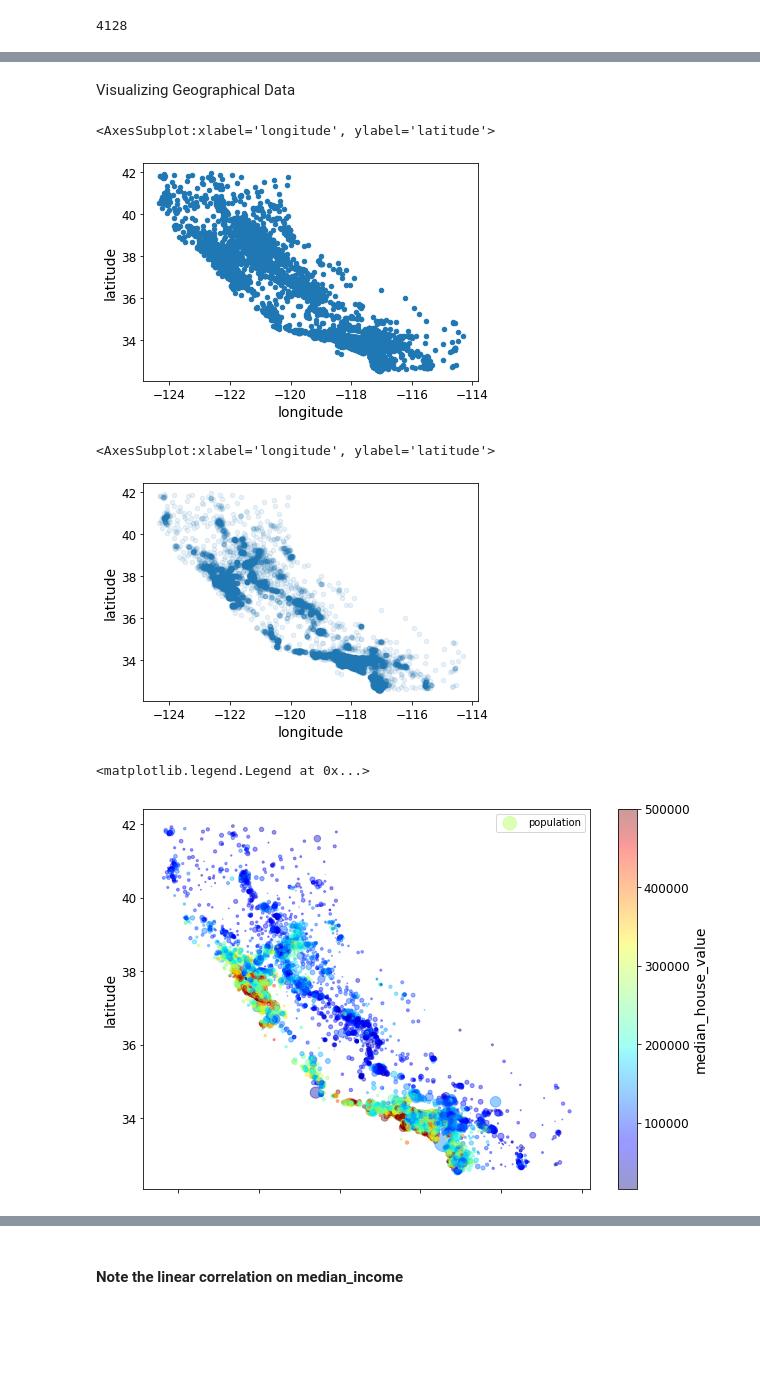
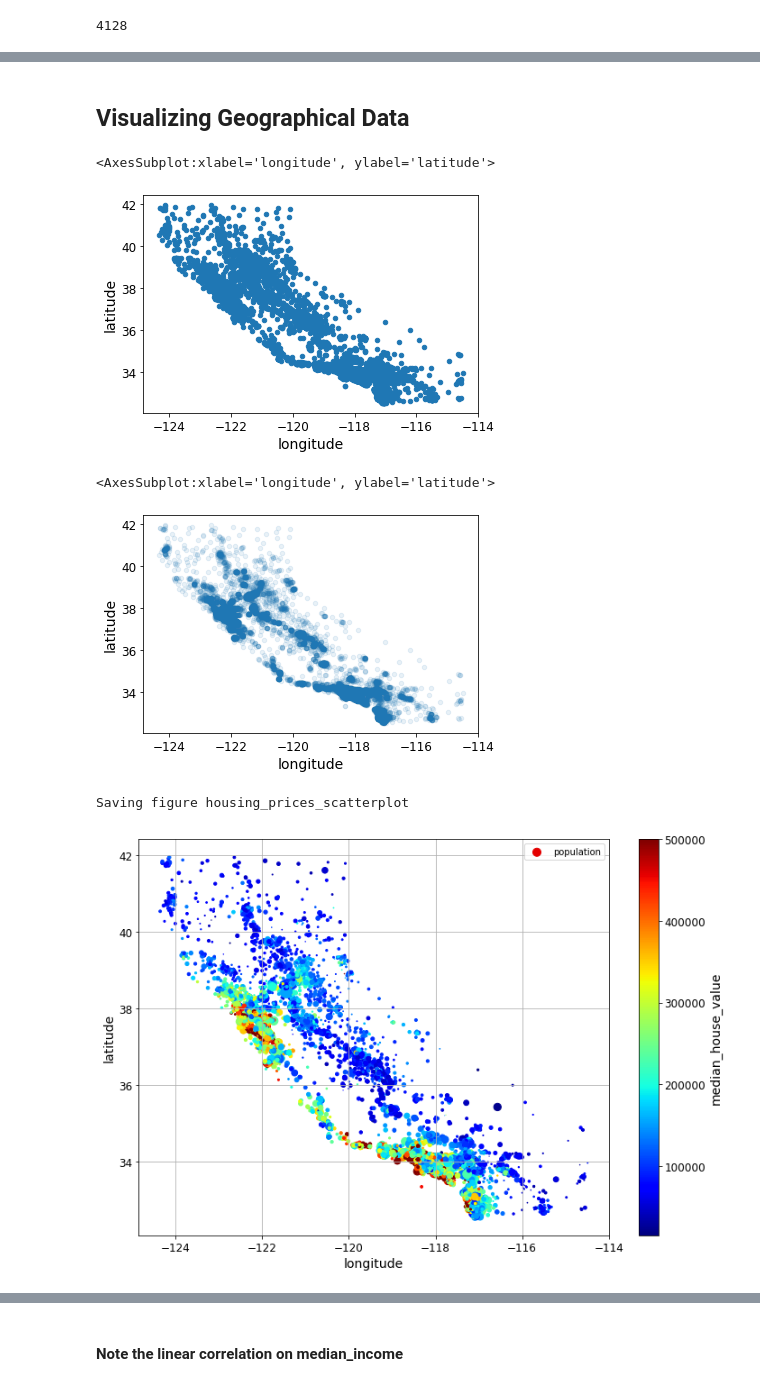
Before and after one commit to FaustoJuarez/Data-Science-Journey, a Jupyter notebook: End to End Machine Learning Project.ipynb, the cells around one changed output, grey strips where cells are left out. Saved outputs shown, nothing was run; the diff lists cells and outputs as text; code cells hidden in the pictures; blank space fills up the shorter version.

```diff
--- a/End to End Machine Learning Project.ipynb
+++ b/End to End Machine Learning Project.ipynb
@@ -33,17 +35,17 @@ def save_fig(fig_id, tight_layout=True, fig_extension="png", resolution=300):
 # %%
-import os
+from pathlib import Path
+import pandas as pd
 import tarfile
 import urllib.request
 
-DOWNLOAD_ROOT = "https://raw.githubusercontent.com/ageron/handson-ml2/master/"
-HOUSING_PATH = os.path.join("datasets", "housing")
-HOUSING_URL = DOWNLOAD_ROOT + "datasets/housing/housing.tgz"
+def load_housing_data():
+    tarball_path = Path("datasets/housing.tgz")
+    if not tarball_path.is_file():
+        Path("datasets").mkdir(parents=True, exist_ok=True)
+        url = "https://github.com/ageron/data/raw/main/housing.tgz"
+        urllib.request.urlretrieve(url, tarball_path)
+        with tarfile.open(tarball_path) as housing_tarball:
+            housing_tarball.extractall(path="datasets")
+    return pd.read_csv(Path("datasets/housing/housing.csv"))
 
-def fetch_housing_data(housing_url=HOUSING_URL, housing_path=HOUSING_PATH):
-    if not os.path.isdir(housing_path):
-        os.makedirs(housing_path)
-        tgz_path = os.path.join(housing_path, "housing.tgz")
-        urllib.request.urlretrieve(housing_url, tgz_path)
-        housing_tgz = tarfile.open(tgz_path)
-        housing_tgz.extractall(path=housing_path)
-        housing_tgz.close()
+housing = load_housing_data()
@@ -185,25 +182,26 @@ Name: income_cat, dtype: float64
 for set_ in (strat_train_set, strat_test_set):
     set_.drop("income_cat", axis=1, inplace =True)
 # %% [markdown]
-Visualizing Geographical Data
+## Visualizing Geographical Data
 # %%
 housing = strat_train_set.copy() #We create a different set so we don´t harm our training set
 # %%
 housing.plot(kind="scatter", x="longitude", y="latitude")
 # %% [output]
 <AxesSubplot:xlabel='longitude', ylabel='latitude'>
-[figure, old version]
+[figure, new version]
 # %%
 housing.plot(kind="scatter", x="longitude", y="latitude", alpha=0.1)
 # %% [output]
 <AxesSubplot:xlabel='longitude', ylabel='latitude'>
-[figure, old version]
+[figure, new version]
 # %%
-housing.plot(kind="scatter", x="longitude", y="latitude", alpha=0.4,
-            s=housing["population"]/100, label="population", figsize=(10,7),
-            c="median_house_value", cmap=plt.get_cmap("jet"), colorbar=True
-)
-plt.legend()
+housing.plot(kind="scatter", x="longitude", y="latitude", grid=True,
+             s=housing["population"] / 100, label="population",
+             c="median_house_value", cmap="jet", colorbar=True,
+             legend=True, sharex=False, figsize=(10, 7))
+save_fig("housing_prices_scatterplot")  # extra code
+plt.show()
 # %% [output]
-<matplotlib.legend.Legend at 0x...>
+Saving figure housing_prices_scatterplot
-[figure, old version]
+[figure, new version]
```
Also changed, not shown: parts of 104 cells of this notebook, 6 other files.
